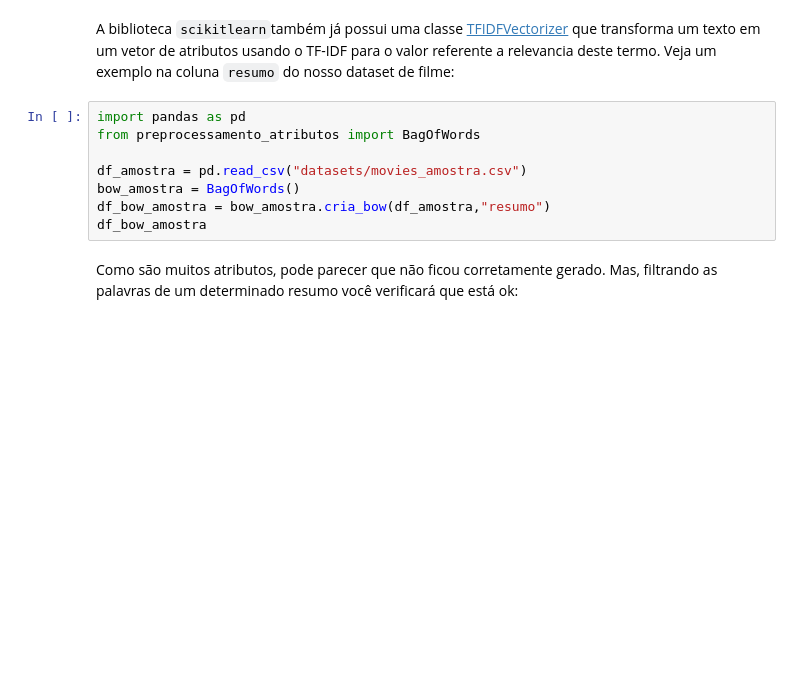
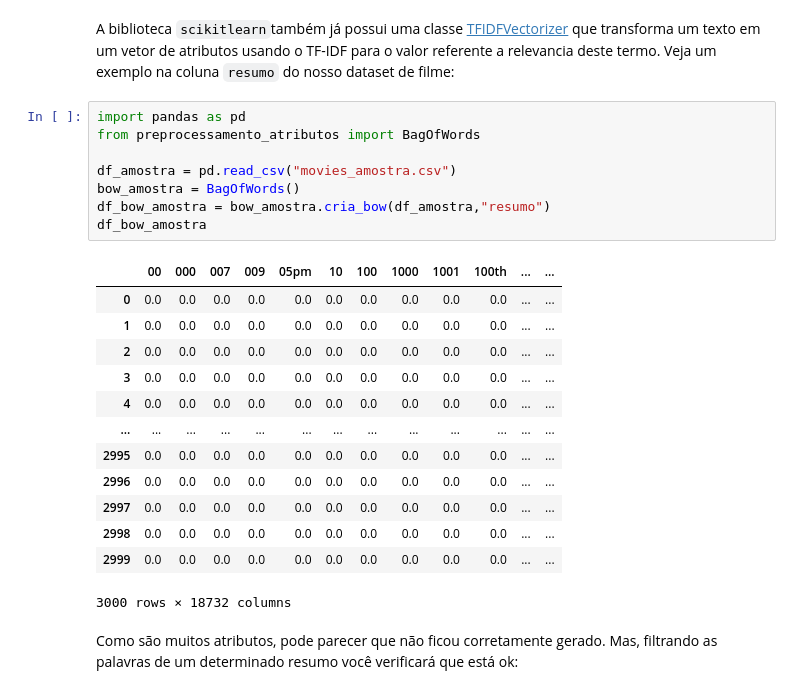
Before and after one commit to DiegoAscanio/nlp-cefetmg, a Jupyter notebook: parte-2/binarizacao_e_tf_idf.ipynb, the cells around one changed output. Cells and saved outputs as stored; diff of their text form; blank space fills up the shorter version.

```diff
--- a/parte-2/binarizacao_e_tf_idf.ipynb
+++ b/parte-2/binarizacao_e_tf_idf.ipynb
@@ -183,11 +237,25 @@ A biblioteca `scikitlearn`também já possui uma classe [TFIDFVectorizer](https:
 # %%
 import pandas as pd
 from preprocessamento_atributos import BagOfWords
 
-df_amostra = pd.read_csv("datasets/movies_amostra.csv")
+df_amostra = pd.read_csv("movies_amostra.csv")
 bow_amostra = BagOfWords()
 df_bow_amostra = bow_amostra.cria_bow(df_amostra,"resumo")
 df_bow_amostra
+# %% [output]
+|  | 00 | 000 | 007 | 009 | 05pm | 10 | 100 | 1000 | 1001 | 100th | ... | ... |
+| 0 | 0.0 | 0.0 | 0.0 | 0.0 | 0.0 | 0.0 | 0.0 | 0.0 | 0.0 | 0.0 | ... | ... |
+| 1 | 0.0 | 0.0 | 0.0 | 0.0 | 0.0 | 0.0 | 0.0 | 0.0 | 0.0 | 0.0 | ... | ... |
+| 2 | 0.0 | 0.0 | 0.0 | 0.0 | 0.0 | 0.0 | 0.0 | 0.0 | 0.0 | 0.0 | ... | ... |
+| 3 | 0.0 | 0.0 | 0.0 | 0.0 | 0.0 | 0.0 | 0.0 | 0.0 | 0.0 | 0.0 | ... | ... |
+| 4 | 0.0 | 0.0 | 0.0 | 0.0 | 0.0 | 0.0 | 0.0 | 0.0 | 0.0 | 0.0 | ... | ... |
+| ... | ... | ... | ... | ... | ... | ... | ... | ... | ... | ... | ... | ... |
+| 2995 | 0.0 | 0.0 | 0.0 | 0.0 | 0.0 | 0.0 | 0.0 | 0.0 | 0.0 | 0.0 | ... | ... |
+| 2996 | 0.0 | 0.0 | 0.0 | 0.0 | 0.0 | 0.0 | 0.0 | 0.0 | 0.0 | 0.0 | ... | ... |
+| 2997 | 0.0 | 0.0 | 0.0 | 0.0 | 0.0 | 0.0 | 0.0 | 0.0 | 0.0 | 0.0 | ... | ... |
+| 2998 | 0.0 | 0.0 | 0.0 | 0.0 | 0.0 | 0.0 | 0.0 | 0.0 | 0.0 | 0.0 | ... | ... |
+| 2999 | 0.0 | 0.0 | 0.0 | 0.0 | 0.0 | 0.0 | 0.0 | 0.0 | 0.0 | 0.0 | ... | ... |
+3000 rows × 18732 columns
 # %% [markdown]
 Como são muitos atributos, pode parecer que não ficou corretamente gerado. Mas, filtrando as palavras de um determinado resumo você verificará que está ok:
 # %%
```
Also changed, not shown: parts of 11 cells of this notebook.
